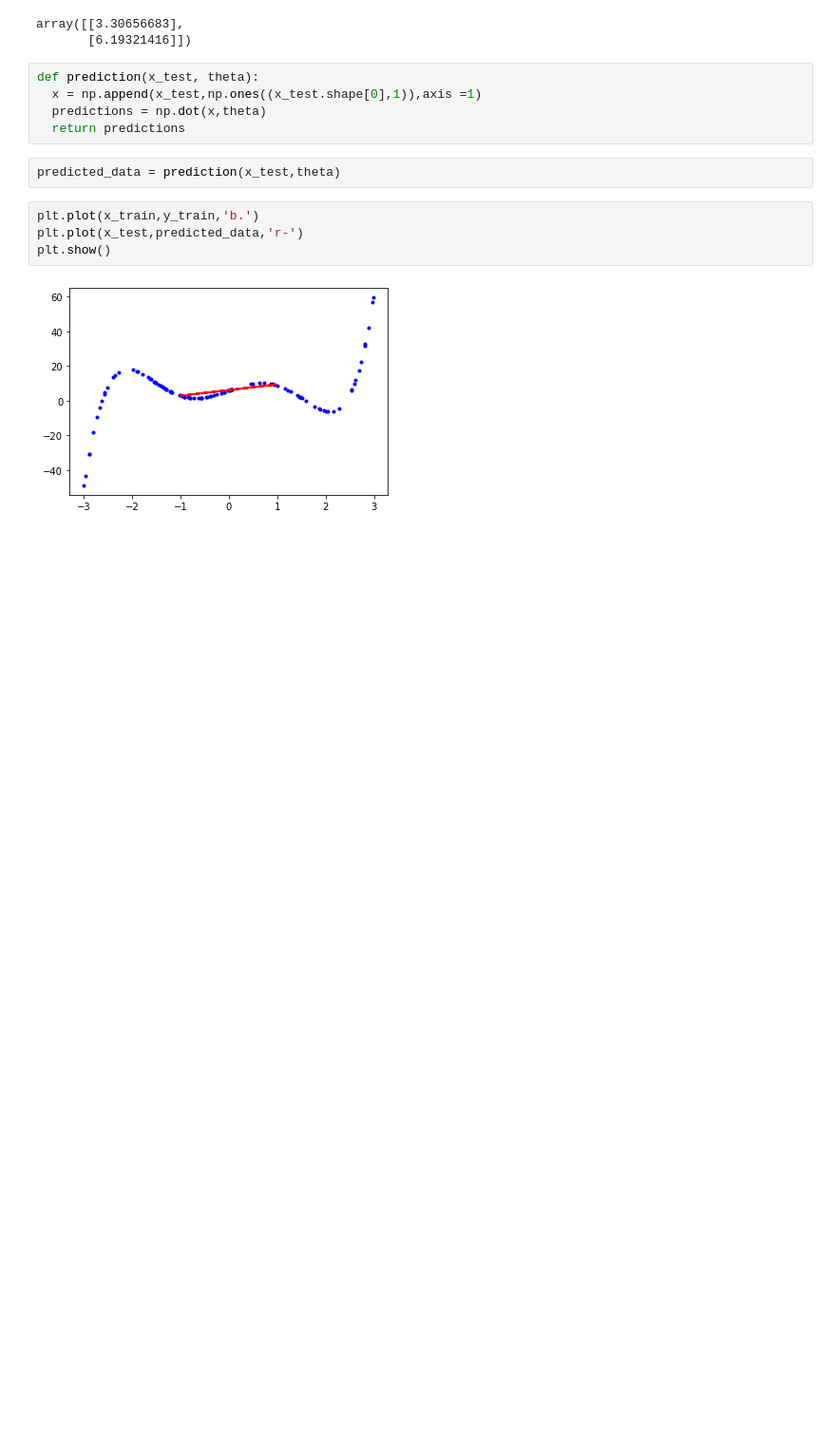
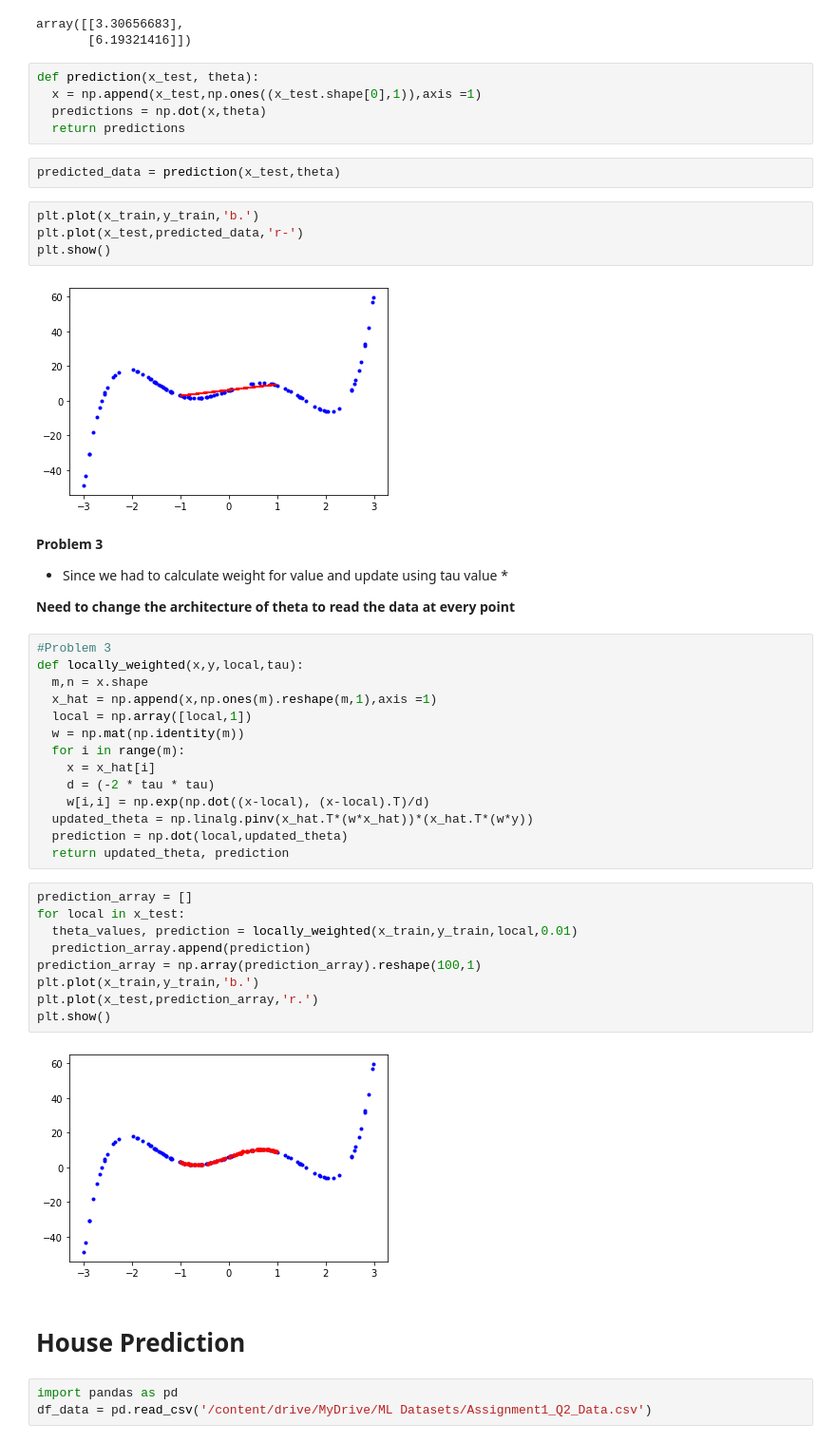
Before and after one commit to dTony33/Machine-Learning, a Jupyter notebook: Linear_regression.ipynb, the cells around one changed output. Shown: that part at 95% size. Saved outputs shown, nothing was run; the diff lists cells and outputs as text; blank space fills up the shorter version.

```diff
--- a/Linear_regression.ipynb
+++ b/Linear_regression.ipynb
@@ -77,3 +77,38 @@ plt.plot(x_test,predicted_data,'r-')
 plt.show()
 # %% [output]
 [figure]
+# %% [markdown]
+**Problem 3**
+* Since we had to calculate weight for value and update using tau value *
+
+**Need to change the architecture of theta to read the data at every point**
+# %%
+#Problem 3
+def locally_weighted(x,y,local,tau):
+  m,n = x.shape
+  x_hat = np.append(x,np.ones(m).reshape(m,1),axis =1)
+  local = np.array([local,1])
+  w = np.mat(np.identity(m))
+  for i in range(m):
+    x = x_hat[i]
+    d = (-2 * tau * tau)
+    w[i,i] = np.exp(np.dot((x-local), (x-local).T)/d)
+  updated_theta = np.linalg.pinv(x_hat.T*(w*x_hat))*(x_hat.T*(w*y))
+  prediction = np.dot(local,updated_theta)
+  return updated_theta, prediction
+# %%
+prediction_array = []
+for local in x_test:
+  theta_values, prediction = locally_weighted(x_train,y_train,local,0.01)
+  prediction_array.append(prediction)
+prediction_array = np.array(prediction_array).reshape(100,1)
+plt.plot(x_train,y_train,'b.')
+plt.plot(x_test,prediction_array,'r.')
+plt.show()
+# %% [output]
+[figure, added]
+# %% [markdown]
+# House Prediction
+# %%
+import pandas as pd
+df_data = pd.read_csv('/content/drive/MyDrive/ML Datasets/Assignment1_Q2_Data.csv')
```
Also changed, not shown: parts of 11 cells of this notebook.
